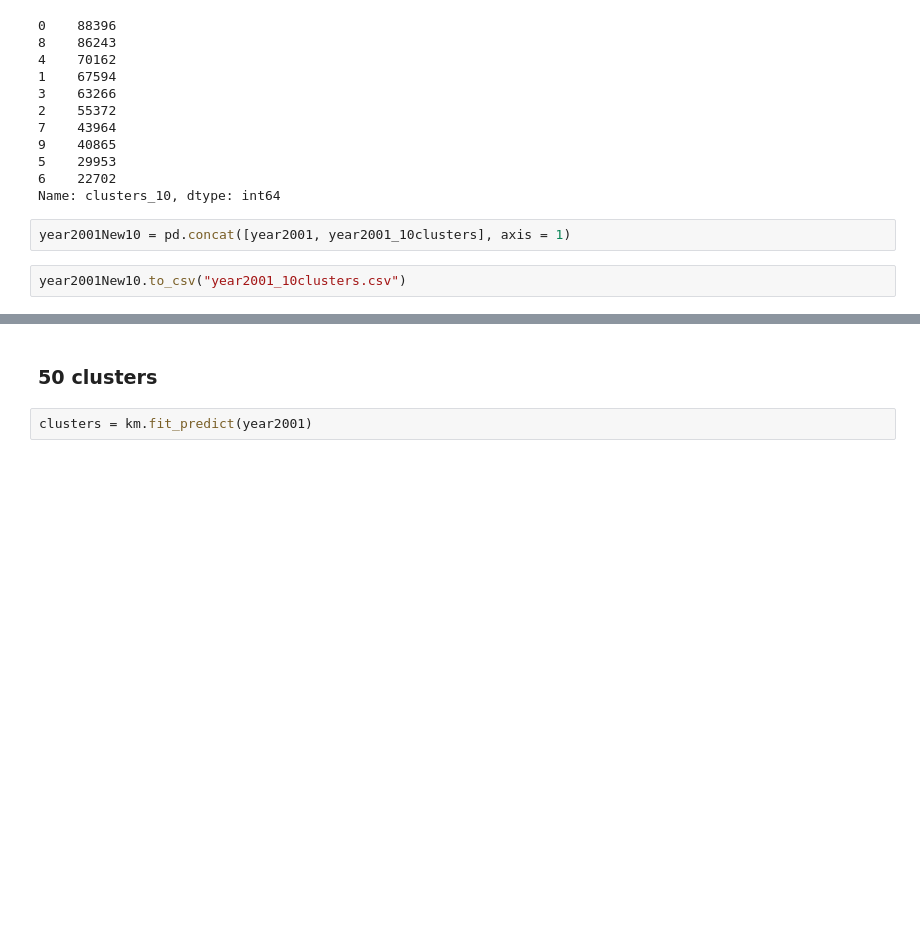
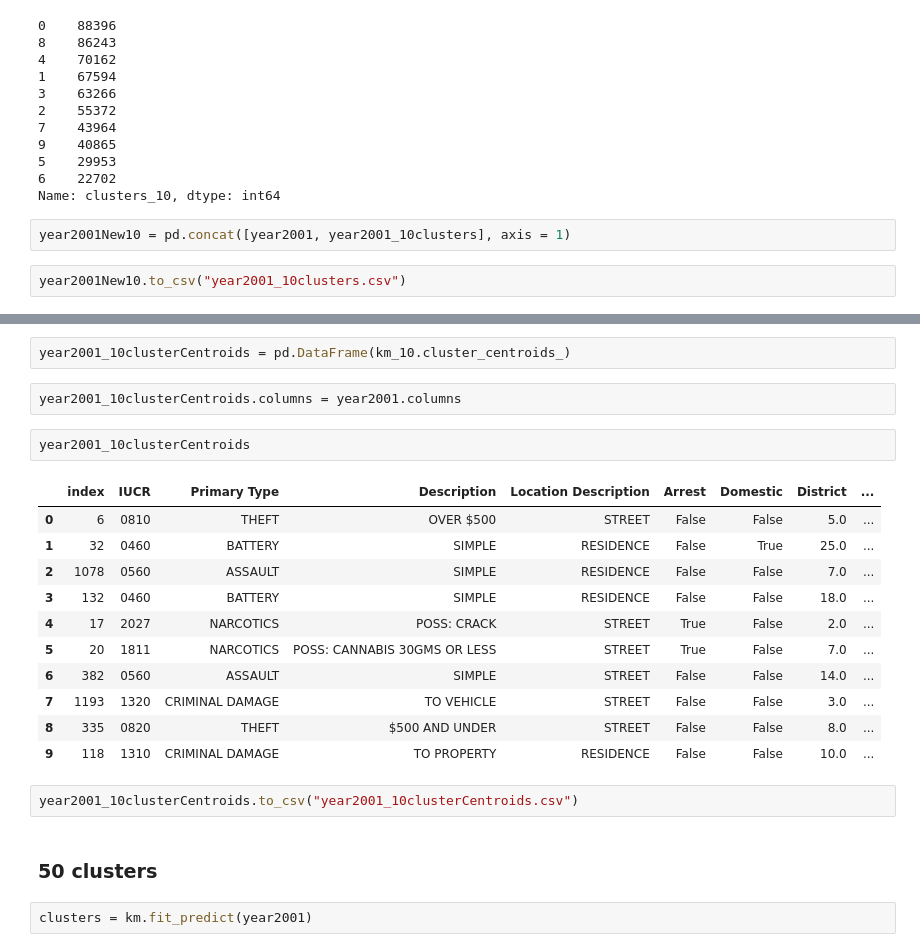
Before and after one commit to jyun38/Unsupervised-MachineLearning, a Jupyter notebook: finalProject/Clustering.ipynb, the cells around one changed output, grey strips where cells are left out. Drawn from its saved outputs; the diff is of its cells as text; blank space fills up the shorter version.

```diff
--- a/finalProject/Clustering.ipynb
+++ b/finalProject/Clustering.ipynb
@@ -258,3 +316,23 @@ year2001New10.to_csv("year2001_10clusters.csv")
+# %%
+year2001_10clusterCentroids = pd.DataFrame(km_10.cluster_centroids_)
+# %%
+year2001_10clusterCentroids.columns = year2001.columns
+# %%
+year2001_10clusterCentroids
+# %% [output]
+|  | index | IUCR | Primary Type | Description | Location Description | Arrest | Domestic | District | ... |
+| 0 | 6 | 0810 | THEFT | OVER $500 | STREET | False | False | 5.0 | ... |
+| 1 | 32 | 0460 | BATTERY | SIMPLE | RESIDENCE | False | True | 25.0 | ... |
+| 2 | 1078 | 0560 | ASSAULT | SIMPLE | RESIDENCE | False | False | 7.0 | ... |
+| 3 | 132 | 0460 | BATTERY | SIMPLE | RESIDENCE | False | False | 18.0 | ... |
+| 4 | 17 | 2027 | NARCOTICS | POSS: CRACK | STREET | True | False | 2.0 | ... |
+| 5 | 20 | 1811 | NARCOTICS | POSS: CANNABIS 30GMS OR LESS | STREET | True | False | 7.0 | ... |
+| 6 | 382 | 0560 | ASSAULT | SIMPLE | STREET | False | False | 14.0 | ... |
+| 7 | 1193 | 1320 | CRIMINAL DAMAGE | TO VEHICLE | STREET | False | False | 3.0 | ... |
+| 8 | 335 | 0820 | THEFT | $500 AND UNDER | STREET | False | False | 8.0 | ... |
+| 9 | 118 | 1310 | CRIMINAL DAMAGE | TO PROPERTY | RESIDENCE | False | False | 10.0 | ... |
+# %%
+year2001_10clusterCentroids.to_csv("year2001_10clusterCentroids.csv")
 # %% [markdown]
 ### 50 clusters
 # %%
```
Also changed, not shown: parts of 19 cells of this notebook.
